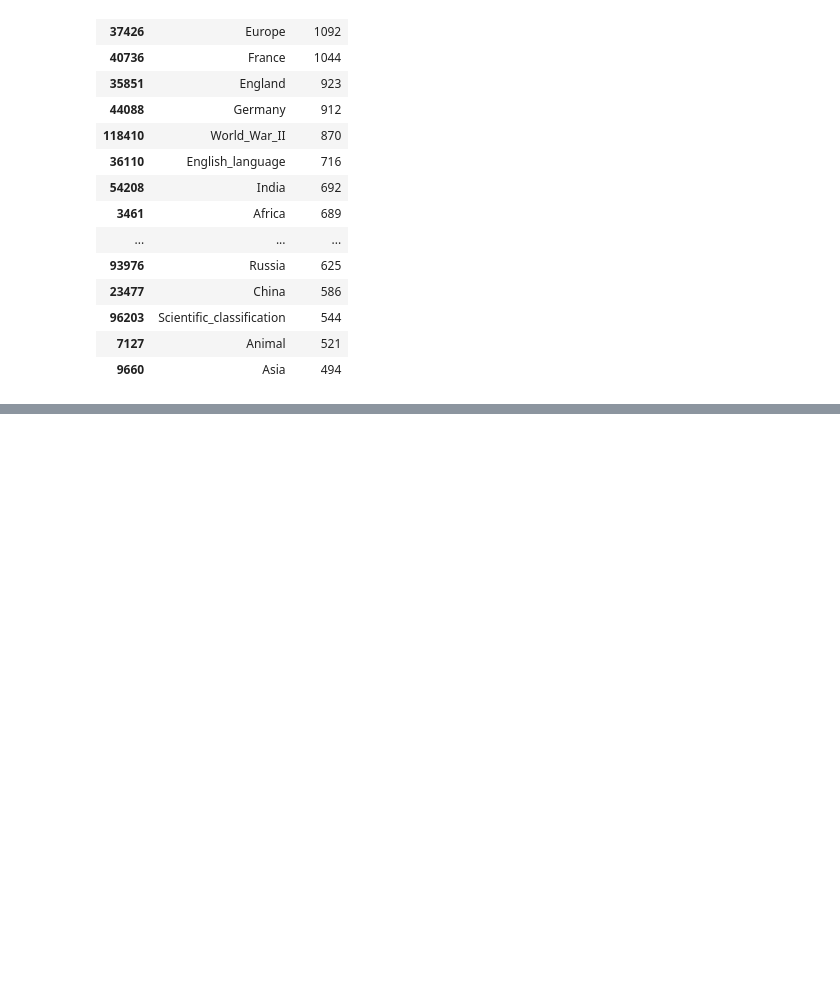
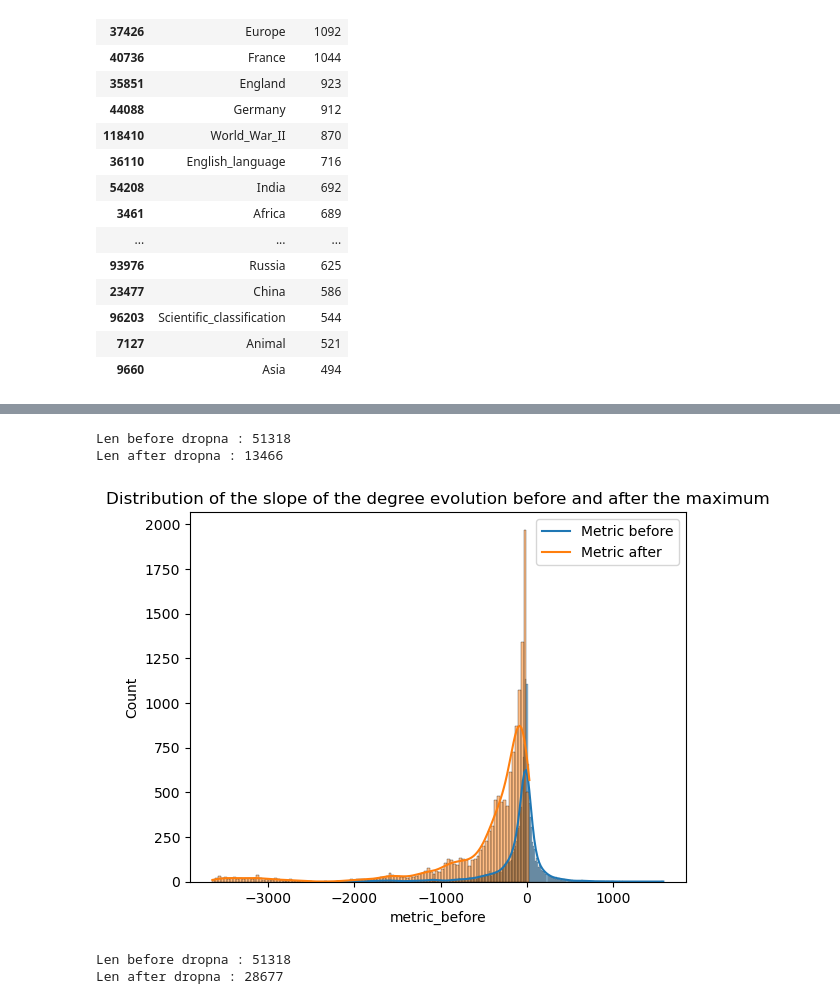
Before and after one commit to epfl-ada/ada-2023-project-adamants, a Jupyter notebook: wikipedia_graph_viz.ipynb, the cells around one changed output, grey strips where cells are left out. Cells and saved outputs as stored; diff of their text form; code cells hidden in the pictures; blank space fills up the shorter version.

```diff
--- a/wikipedia_graph_viz.ipynb
+++ b/wikipedia_graph_viz.ipynb
@@ -114,0 +287,30 @@ KeyboardInterrupt:
+# %%
+# compute the strategy of the user
+from functools import partial
+path_strategy = pd.Series(dtype=object)
+path_strategy = path_degree_evolutions.map(partial(estimate_strategy, metric=compute_slope))
+path_strategy = pd.DataFrame(path_strategy.tolist(), columns=["metric_before", "metric_after"])
+print(f"Len before dropna : {len(path_strategy)}")
+path_strategy.dropna(inplace=True)
+print(f"Len after dropna : {len(path_strategy)}")
+# plot the distribution of the metric before and after the maximum
+sns.histplot(data=path_strategy, x="metric_before", kde=True)
+sns.histplot(data=path_strategy, x="metric_after", kde=True)
+plt.legend(["Metric before", "Metric after"])
+plt.title("Distribution of the slope of the degree evolution before and after the maximum")
+plt.show()
+# %% [output]
+Len before dropna : 51318
+Len after dropna : 13466
+[figure, added]
+# %%
+# compute the slope using the degree themselves and not the evolution
+path_strategy = pd.Series(dtype=object)
+path_strategy = path_degree.map(partial(estimate_strategy, metric=compute_slope))
+path_strategy = pd.DataFrame(path_strategy.tolist(), columns=["metric_before", "metric_after"])
+print(f"Len before dropna : {len(path_strategy)}")
+path_strategy.dropna(inplace=True)
+print(f"Len after dropna : {len(path_strategy)}")
+# %% [output]
+Len before dropna : 51318
+Len after dropna : 28677
```
Also changed, not shown: parts of 19 cells of this notebook.
